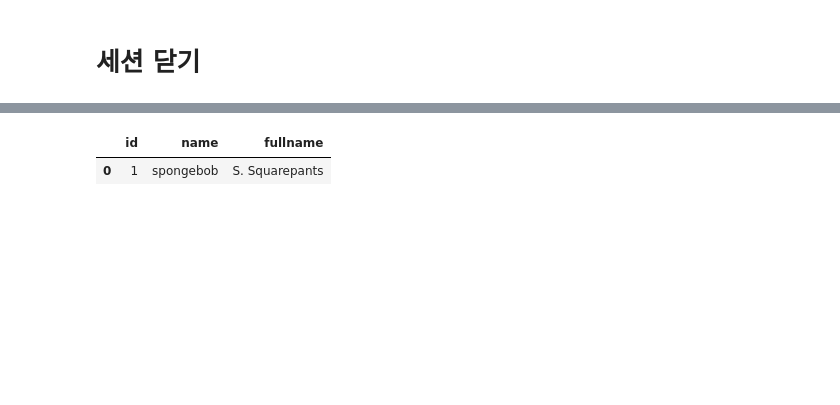
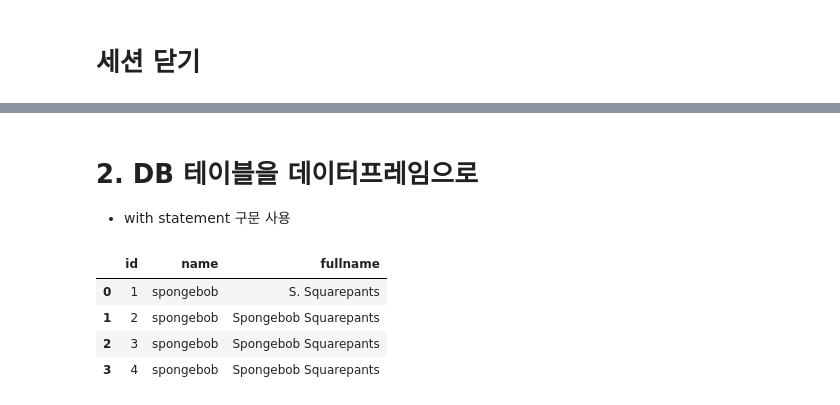
Before and after one commit to ancestor9/2025_Fall_AI-Model-Operations-MLOps, a Jupyter notebook: week07 /src_pratice/sqlalchemy_introduction.ipynb, the cells around one changed output, grey strips where cells are left out. Drawn from its saved outputs; the diff is of its cells as text; code cells hidden in the pictures; blank space fills up the shorter version.

```diff
--- a/week07 /src_pratice/sqlalchemy_introduction.ipynb
+++ b/week07 /src_pratice/sqlalchemy_introduction.ipynb
@@ -133,24 +147,25 @@ session.close()
+# %% [markdown]
+# **2. DB 테이블을 데이터프레임으로**
+- with statement 구문 사용
 # %%
 import pandas as pd
 from sqlalchemy import create_engine, text
 
 # Database connection URL (assuming test.db is in the /content directory)
 db_url = "sqlite:////content/test.db"
 engine = create_engine(db_url)
 
 # SQL query to select all data from the "users" table
 query = "SELECT * FROM users"
 
-# Read the data into a pandas DataFrame
-try:
-    with engine.connect() as connection:
-        df = pd.read_sql(text(query), connection)
 
-    # Display the DataFrame
-    display(df)
+cursor = engine.connect()
 
-except Exception as e:
-    print(f"An error occurred: {e}")
+df = pd.read_sql(text(query), cursor)
+df
 # %% [output]
 |  | id | name | fullname |
 | 0 | 1 | spongebob | S. Squarepants |
+| 1 | 2 | spongebob | Spongebob Squarepants |
+| 2 | 3 | spongebob | Spongebob Squarepants |
+| 3 | 4 | spongebob | Spongebob Squarepants |
```
Also changed, not shown: parts of 7 cells of this notebook.
